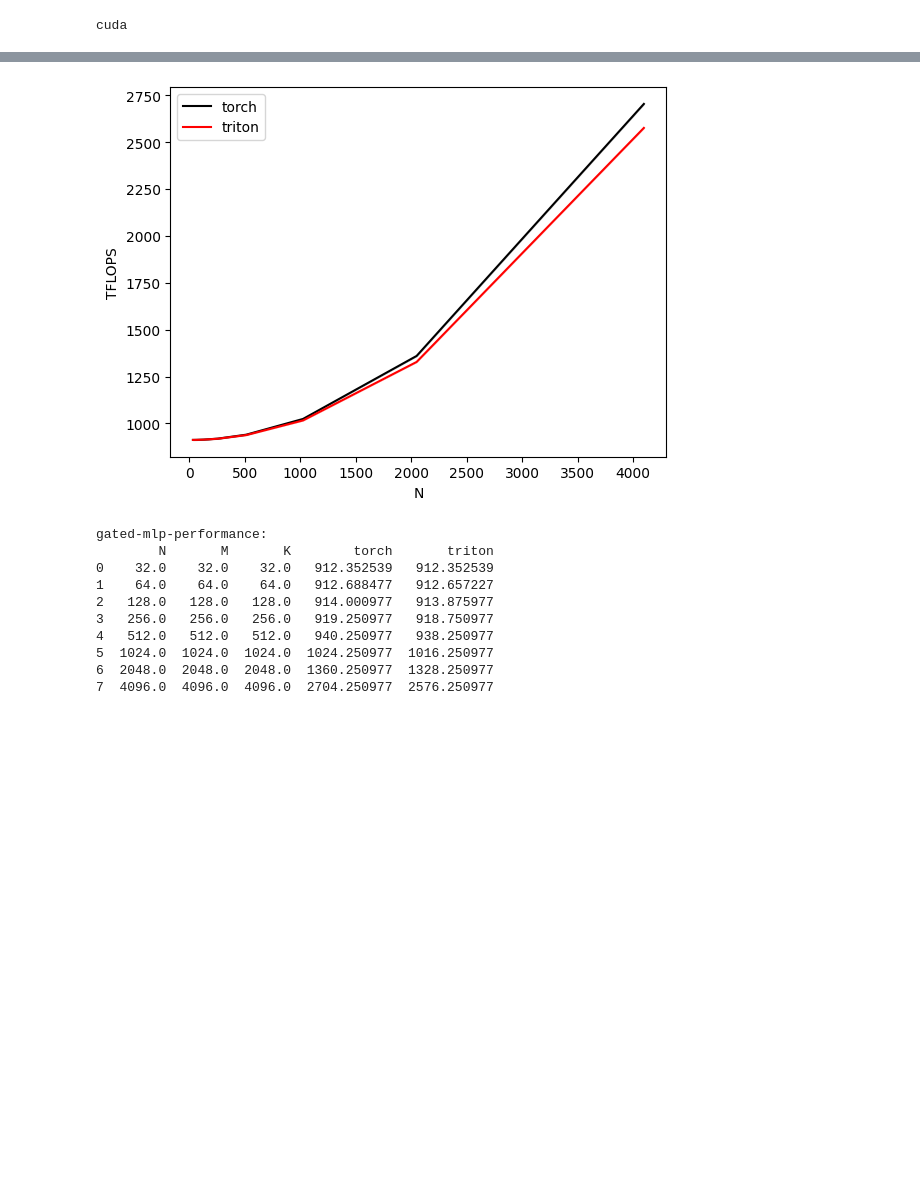
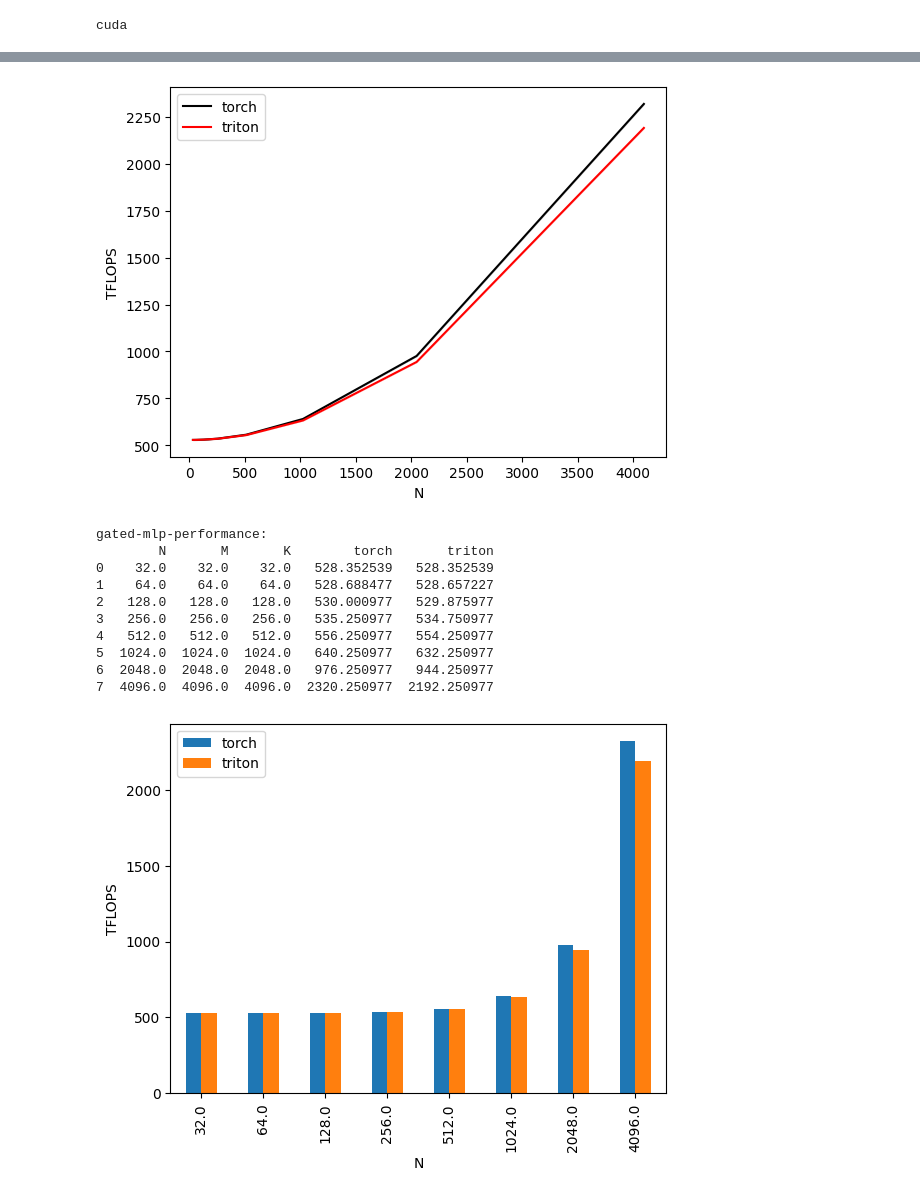
Before and after one commit to matteobonotto/triton, a Jupyter notebook: notebooks/gated_mlp/module_benchmark.ipynb, the cells around one changed output, grey strips where cells are left out. Saved outputs shown, nothing was run; the diff lists cells and outputs as text; code cells hidden in the pictures; blank space fills up the shorter version.

```diff
--- a/notebooks/gated_mlp/module_benchmark.ipynb
+++ b/notebooks/gated_mlp/module_benchmark.ipynb
@@ -229,7 +230,7 @@ def benchmark(M, N, K, provider):
     return perf(ms), perf(max_ms), perf(min_ms)
 
 
-benchmark.run(show_plots=True, print_data=True)
+df_ops : pd.DataFrame = benchmark.run(show_plots=True, print_data=True, return_df=True)[0]
 # %% [output]
 provider='torch', DTYPE=torch.float16, M=128, N=32, K=64
 provider='triton', DTYPE=torch.float16, M=128, N=32, K=64
@@ -286,42 +292,43 @@ def benchmark(M, N, K, provider):
     x.requires_grad = True
 
     # 1. Warmup
     # Run the function once to allocate gradients and internal buffers
     # that persist (like parameter gradients).
     # We want to measure the memory cost of the OPERATION, usually excluding model weights
     # or including them depending on your goal.
     # Here, we reset stats AFTER model load to measure activation + temp buffer overhead.
     # step(gmlp, x)
     torch.cuda.synchronize()
 
     # 2. Measure Memory
     torch.cuda.reset_peak_memory_stats(DEVICE)
     torch.cuda.empty_cache() # Optional: clear fragmentation
 
     # Run the step
     step(gmlp, x)
 
     # Capture Peak
     max_memory_bytes = torch.cuda.max_memory_allocated(DEVICE)
 
     # Convert to MB
     max_memory_mb = max_memory_bytes / 1024 / 1024
 
     # Triton bench expects (y, y_min, y_max).
     # Since memory is deterministic (mostly), min/max are the same.
     return max_memory_mb, max_memory_mb, max_memory_mb
 
 
-benchmark.run(show_plots=True, print_data=True)
+df_mem = benchmark.run(show_plots=True, print_data=True, return_df=True)[0]
 # %% [output]
-[figure, old version]
+[figure, new version]
 gated-mlp-performance:
         N       M       K        torch       triton
-0    32.0    32.0    32.0   912.352539   912.352539
-1    64.0    64.0    64.0   912.688477   912.657227
-2   128.0   128.0   128.0   914.000977   913.875977
-3   256.0   256.0   256.0   919.250977   918.750977
-4   512.0   512.0   512.0   940.250977   938.250977
-5  1024.0  1024.0  1024.0  1024.250977  1016.250977
-6  2048.0  2048.0  2048.0  1360.250977  1328.250977
-7  4096.0  4096.0  4096.0  2704.250977  2576.250977
+0    32.0    32.0    32.0   528.352539   528.352539
+1    64.0    64.0    64.0   528.688477   528.657227
+2   128.0   128.0   128.0   530.000977   529.875977
+3   256.0   256.0   256.0   535.250977   534.750977
+4   512.0   512.0   512.0   556.250977   554.250977
+5  1024.0  1024.0  1024.0   640.250977   632.250977
+6  2048.0  2048.0  2048.0   976.250977   944.250977
+7  4096.0  4096.0  4096.0  2320.250977  2192.250977
+[figure, added]
```
Also changed, not shown: parts of 4 cells of this notebook, 3 other files.
